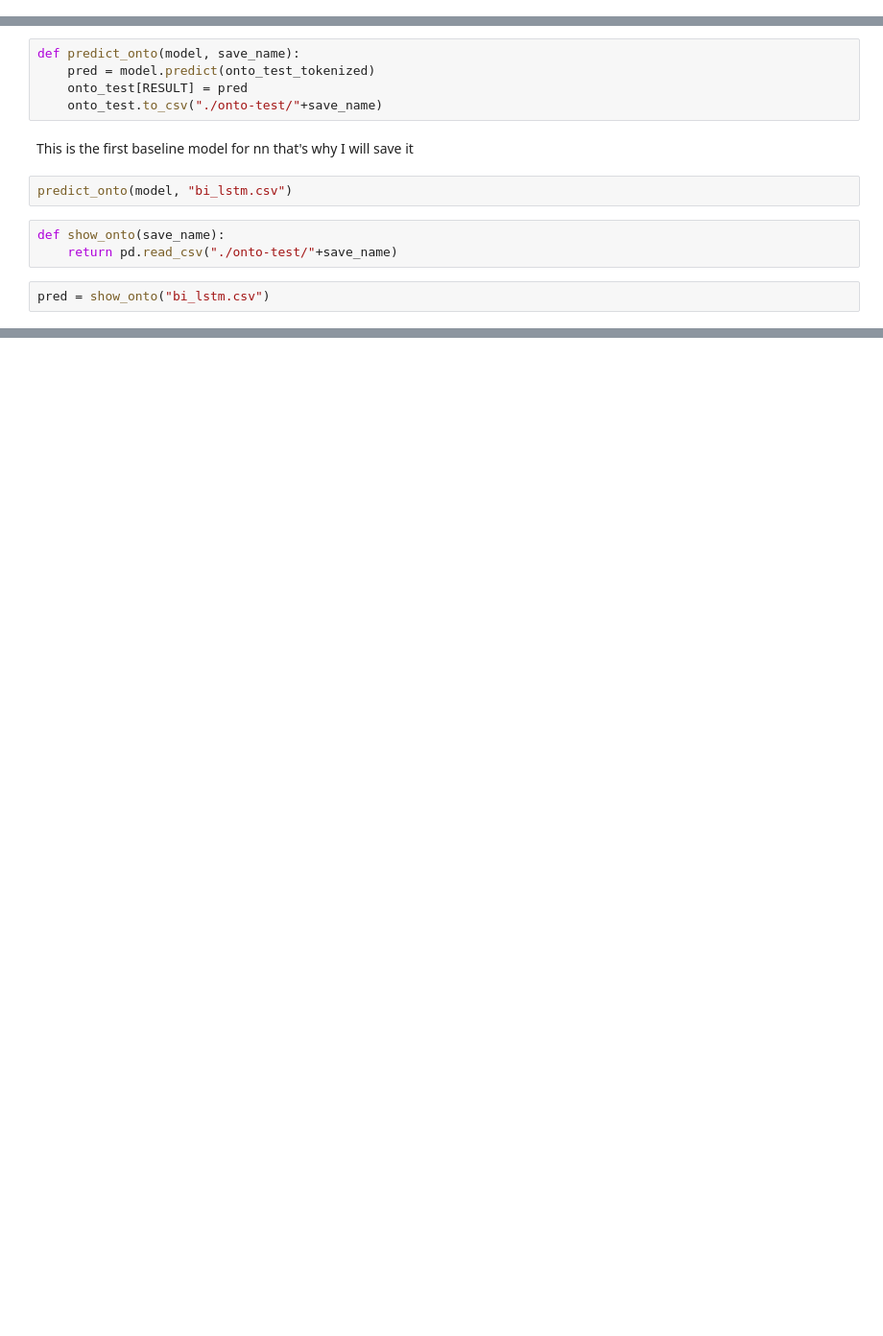
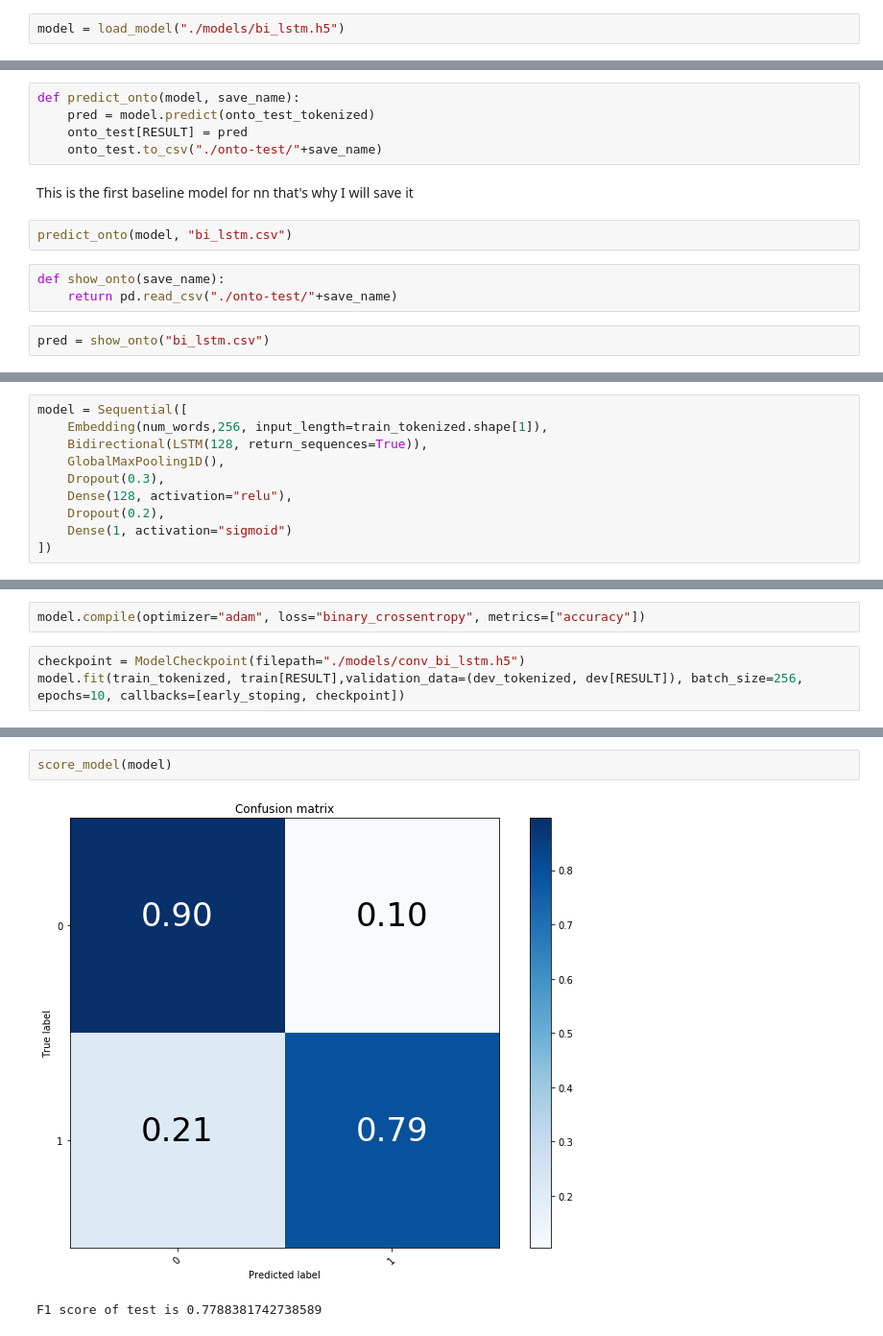
Before and after one commit to radpet/team_a, a Jupyter notebook: Radi/LSTM&CNN.ipynb, the cells around one changed output, grey strips where cells are left out. Shown at 96% size. Drawn from its saved outputs; the diff is of its cells as text; blank space fills up the shorter version.

```diff
--- a/Radi/LSTM&CNN.ipynb
+++ b/Radi/LSTM&CNN.ipynb
@@ -144,3 +144,5 @@ test_tokenized.shape
+# %%
+model = load_model("./models/bi_lstm.h5")
 # %%
 from sklearn.metrics import f1_score
 # %%
@@ -194,0 +201,10 @@ pred[pred["company1"] == "Danaher_Corporation"]
+# %%
+model = Sequential([
+    Embedding(num_words,256, input_length=train_tokenized.shape[1]),
+    Bidirectional(LSTM(128, return_sequences=True)),
+    GlobalMaxPooling1D(),
+    Dropout(0.3),
+    Dense(128, activation="relu"),
+    Dropout(0.2),
+    Dense(1, activation="sigmoid")
+])
@@ -194,0 +231,5 @@ pred[pred["company1"] == "Danaher_Corporation"]
+# %%
+model.compile(optimizer="adam", loss="binary_crossentropy", metrics=["accuracy"])
+# %%
+checkpoint = ModelCheckpoint(filepath="./models/conv_bi_lstm.h5")
+model.fit(train_tokenized, train[RESULT],validation_data=(dev_tokenized, dev[RESULT]), batch_size=256, epochs=10, callbacks=[early_stoping, checkpoint])
@@ -194,0 +247,5 @@ pred[pred["company1"] == "Danaher_Corporation"]
+# %%
+score_model(model)
+# %% [output]
+[figure, added]
+F1 score of test is 0.7788381742738589
```
Also changed, not shown: parts of 19 cells of this notebook, 1 other file.
